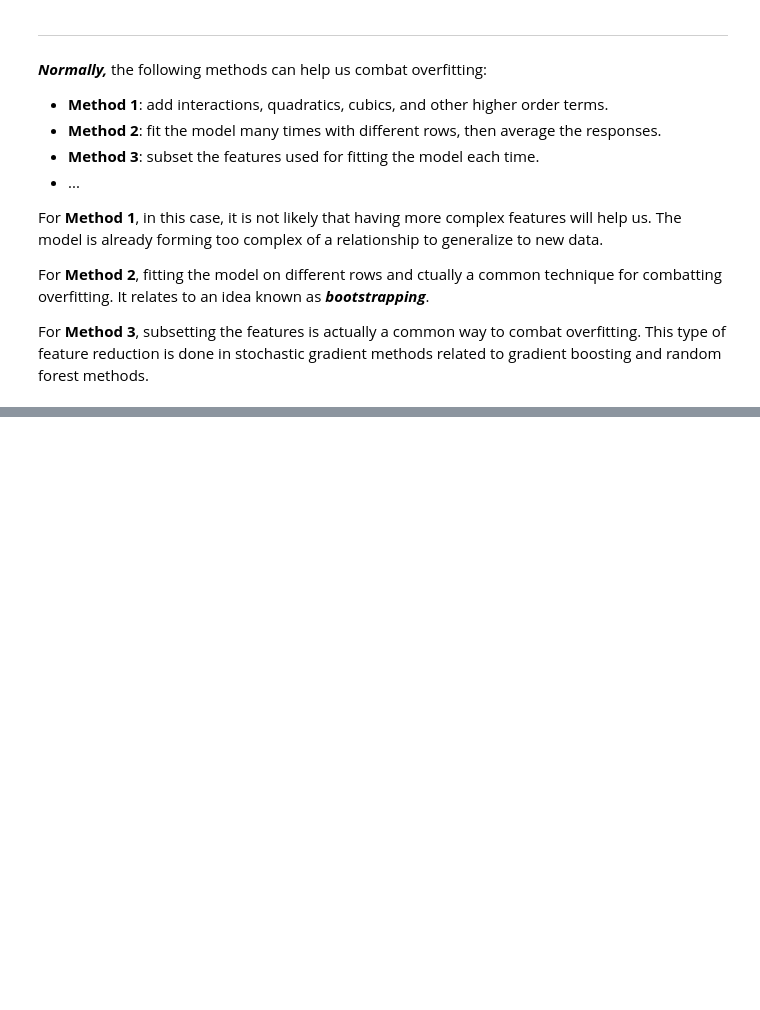
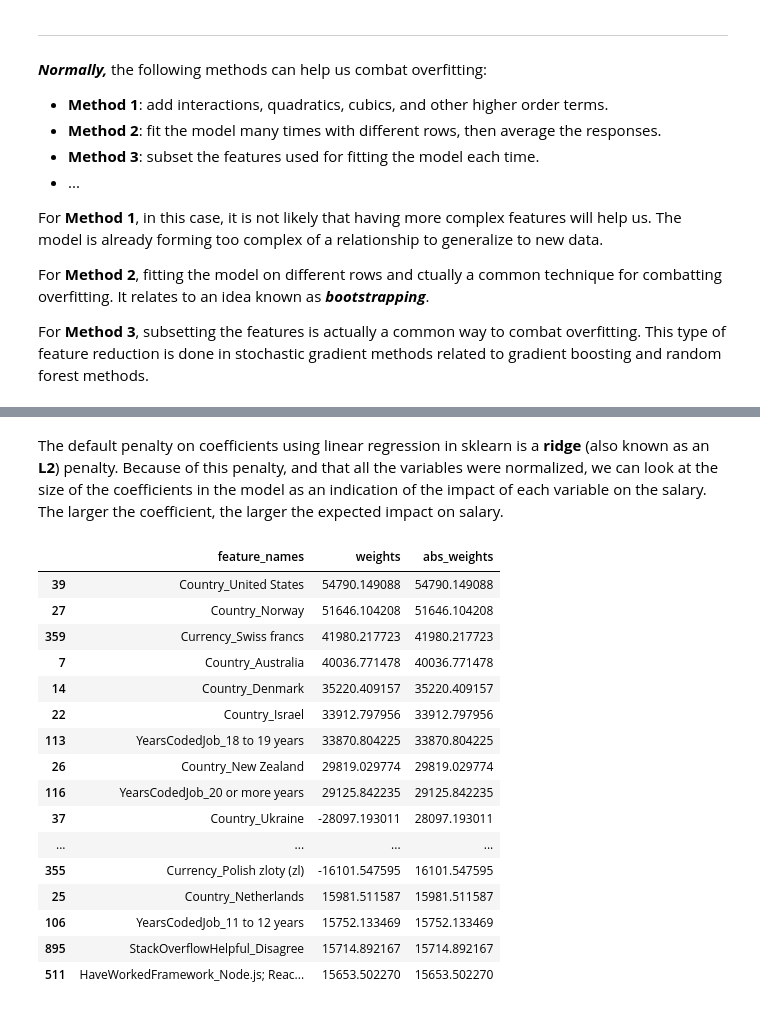
Before and after one commit to Alex-YuZ/SurveyDataAnalysis, a Jupyter notebook: SurveyDataAnalysis.ipynb, the cells around one changed output, grey strips where cells are left out. Drawn from its saved outputs; the diff is of its cells as text; code cells hidden in the pictures; blank space fills up the shorter version.

Commit message:
feat: Analyze importance of features

```diff
--- a/SurveyDataAnalysis.ipynb
+++ b/SurveyDataAnalysis.ipynb
@@ -1355,19 +1275,0 @@ df = pd.read_csv('./survey_results_public.csv')
-# %%
-def clean_data(df):
-    df_clean = df.copy()
-    df = df.dropna(subset=['Salary'])
-
-    X = df.drop(columns=['Respondent', 'ExpectedSalary', 'Salary'])
-
-    num_vars = X.select_dtypes('float').columns
-    for num_var in num_vars:
-        X[num_var].fillna(X[num_var].mean(), inplace=True)
-
-    cat_vars = X.select_dtypes('object').columns
-    for cat_var in cat_vars:
-        X = pd.concat([X.drop(columns=cat_var), pd.get_dummies(X[cat_var], drop_first=True)], axis=1)
-
-
-    y = df['Salary']
-
-    return X, y
@@ -1452,0 +1355,19 @@ Corresponding Train Score: 0.821.
+# %%
+def clean_data(df):
+    df_clean = df.copy()
+    df = df.dropna(subset=['Salary'])
+
+    X = df.drop(columns=['Respondent', 'ExpectedSalary', 'Salary'])
+
+    num_vars = X.select_dtypes('float').columns
+    for num_var in num_vars:
+        X[num_var].fillna(X[num_var].mean(), inplace=True)
+
+    cat_vars = X.select_dtypes('object').columns
+    for cat_var in cat_vars:
+        X = pd.concat([X.drop(columns=cat_var), pd.get_dummies(X[cat_var], drop_first=True, prefix=cat_var)], axis=1)
+
+
+    y = df['Salary']
+
+    return X, y
@@ -1452,0 +1443,2 @@ Corresponding Train Score: 0.821.
+# %%
+X_train, _, _, _, lm = h.find_optimal_lm(X, y, cuts)
@@ -1452,0 +1459,23 @@ Corresponding Train Score: 0.821.
+# %% [markdown]
+The default penalty on coefficients using linear regression in sklearn is a **ridge** (also known as an **L2**) penalty. Because of this penalty, and that all the variables were normalized, we can look at the size of the coefficients in the model as an indication of the impact of each variable on the salary. The larger the coefficient, the larger the expected impact on salary.
+# %%
+# Analyze the impact of each predictor on predicting the `salary`
+h.coef_weights(lm, X_train).head(30)
+# %% [output]
+|  | feature_names | weights | abs_weights |
+| 39 | Country_United States | 54790.149088 | 54790.149088 |
+| 27 | Country_Norway | 51646.104208 | 51646.104208 |
+| 359 | Currency_Swiss francs | 41980.217723 | 41980.217723 |
+| 7 | Country_Australia | 40036.771478 | 40036.771478 |
+| 14 | Country_Denmark | 35220.409157 | 35220.409157 |
+| 22 | Country_Israel | 33912.797956 | 33912.797956 |
+| 113 | YearsCodedJob_18 to 19 years | 33870.804225 | 33870.804225 |
+| 26 | Country_New Zealand | 29819.029774 | 29819.029774 |
+| 116 | YearsCodedJob_20 or more years | 29125.842235 | 29125.842235 |
+| 37 | Country_Ukraine | -28097.193011 | 28097.193011 |
+| ... | ... | ... | ... |
+| 355 | Currency_Polish zloty (zl) | -16101.547595 | 16101.547595 |
+| 25 | Country_Netherlands | 15981.511587 | 15981.511587 |
+| 106 | YearsCodedJob_11 to 12 years | 15752.133469 | 15752.133469 |
+| 895 | StackOverflowHelpful_Disagree | 15714.892167 | 15714.892167 |
+| 511 | HaveWorkedFramework_Node.js; Reac... | 15653.502270 | 15653.502270 |
```
Also changed, not shown: parts of 33 cells of this notebook, 1 other file.
